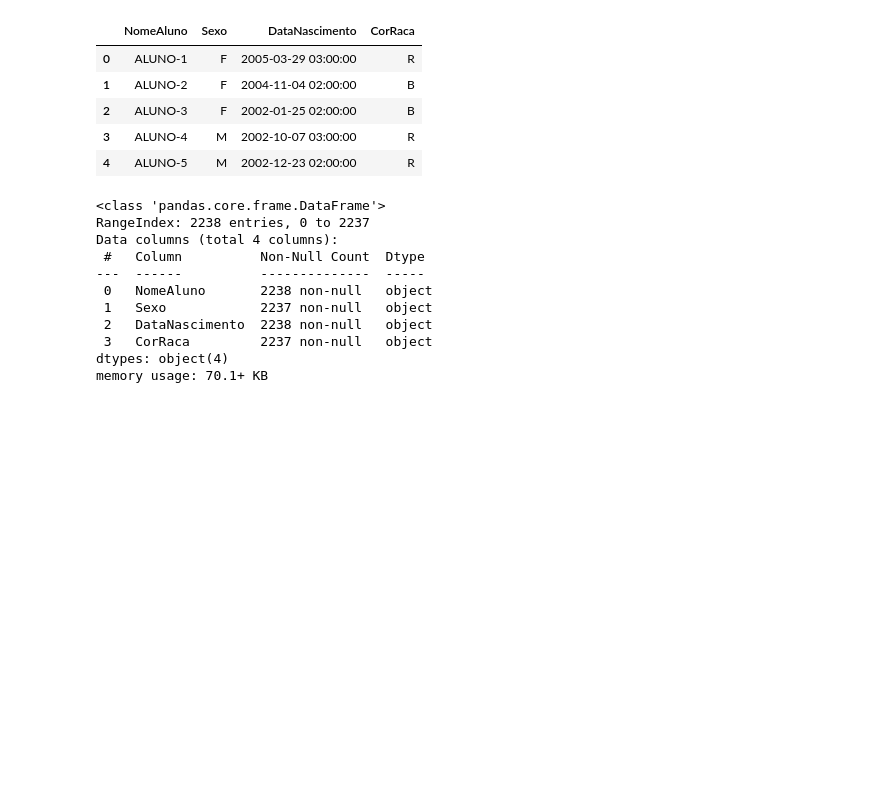
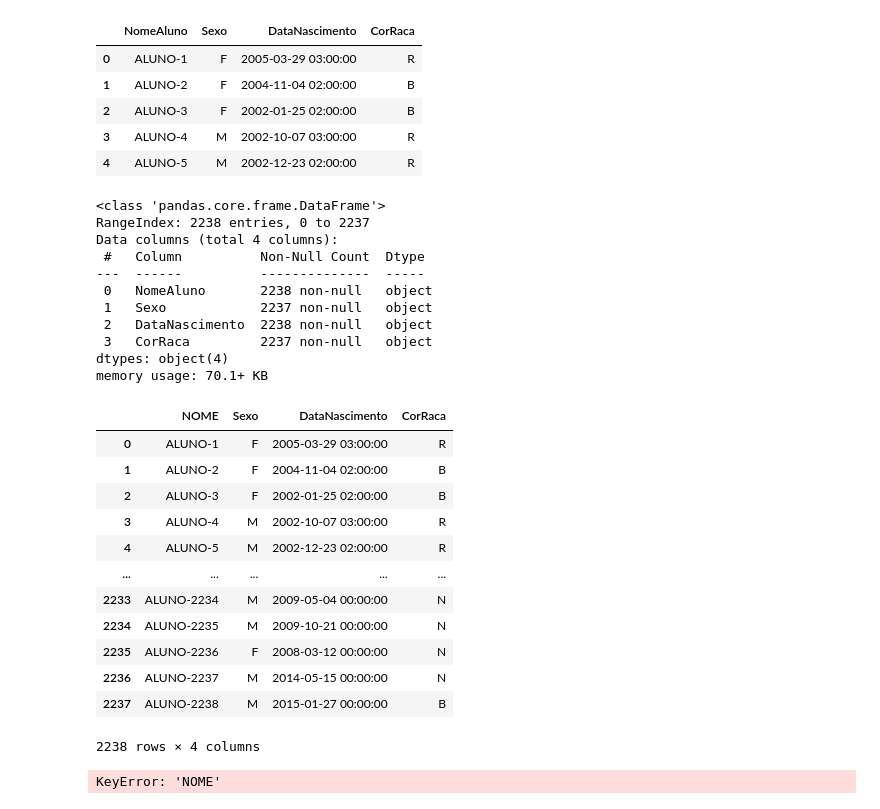
Before and after one commit to WRogoski/Tech_5, a Jupyter notebook: PassosMagicos_grupo1.ipynb, the cells around one changed output. Drawn from its saved outputs; the diff is of its cells as text; code cells hidden in the pictures; blank space fills up the shorter version.

```diff
--- a/PassosMagicos_grupo1.ipynb
+++ b/PassosMagicos_grupo1.ipynb
@@ -152,3 +152,24 @@ Data columns (total 4 columns):
  3   CorRaca         2237 non-null   object
 dtypes: object(4)
 memory usage: 70.1+ KB
+# %%
+bd_alunos_2.rename(columns={'NomeAluno': 'NOME'})
+# %% [output]
+|  | NOME | Sexo | DataNascimento | CorRaca |
+| 0 | ALUNO-1 | F | 2005-03-29 03:00:00 | R |
+| 1 | ALUNO-2 | F | 2004-11-04 02:00:00 | B |
+| 2 | ALUNO-3 | F | 2002-01-25 02:00:00 | B |
+| 3 | ALUNO-4 | M | 2002-10-07 03:00:00 | R |
+| 4 | ALUNO-5 | M | 2002-12-23 02:00:00 | R |
+| ... | ... | ... | ... | ... |
+| 2233 | ALUNO-2234 | M | 2009-05-04 00:00:00 | N |
+| 2234 | ALUNO-2235 | M | 2009-10-21 00:00:00 | N |
+| 2235 | ALUNO-2236 | F | 2008-03-12 00:00:00 | N |
+| 2236 | ALUNO-2237 | M | 2014-05-15 00:00:00 | N |
+| 2237 | ALUNO-2238 | M | 2015-01-27 00:00:00 | B |
+2238 rows × 4 columns
+# %%
+df_3 = pd.merge(df_2, bd_alunos_2, on='NOME')
+df_3.head()
+# %% [output]
+KeyError: 'NOME'
```
